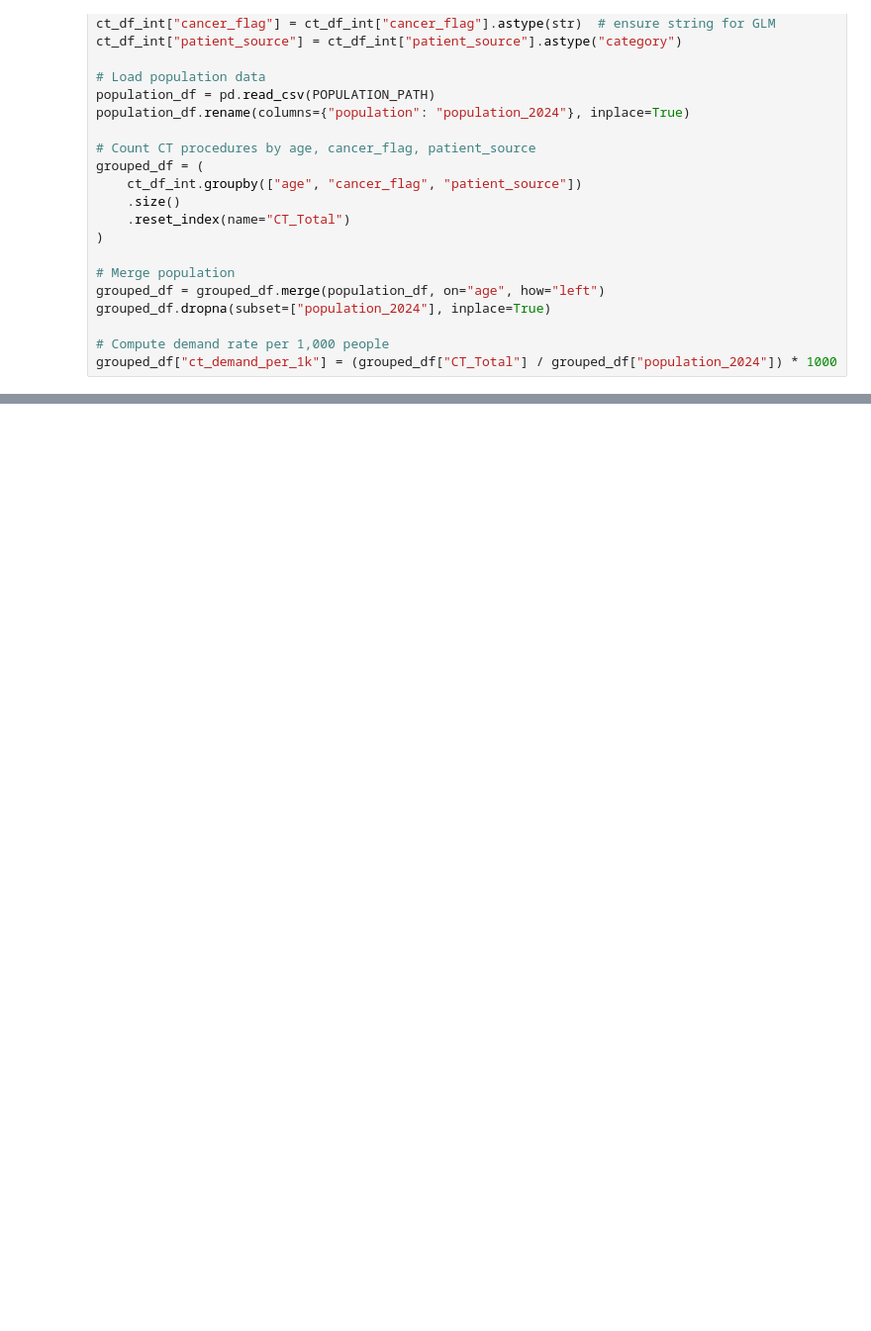
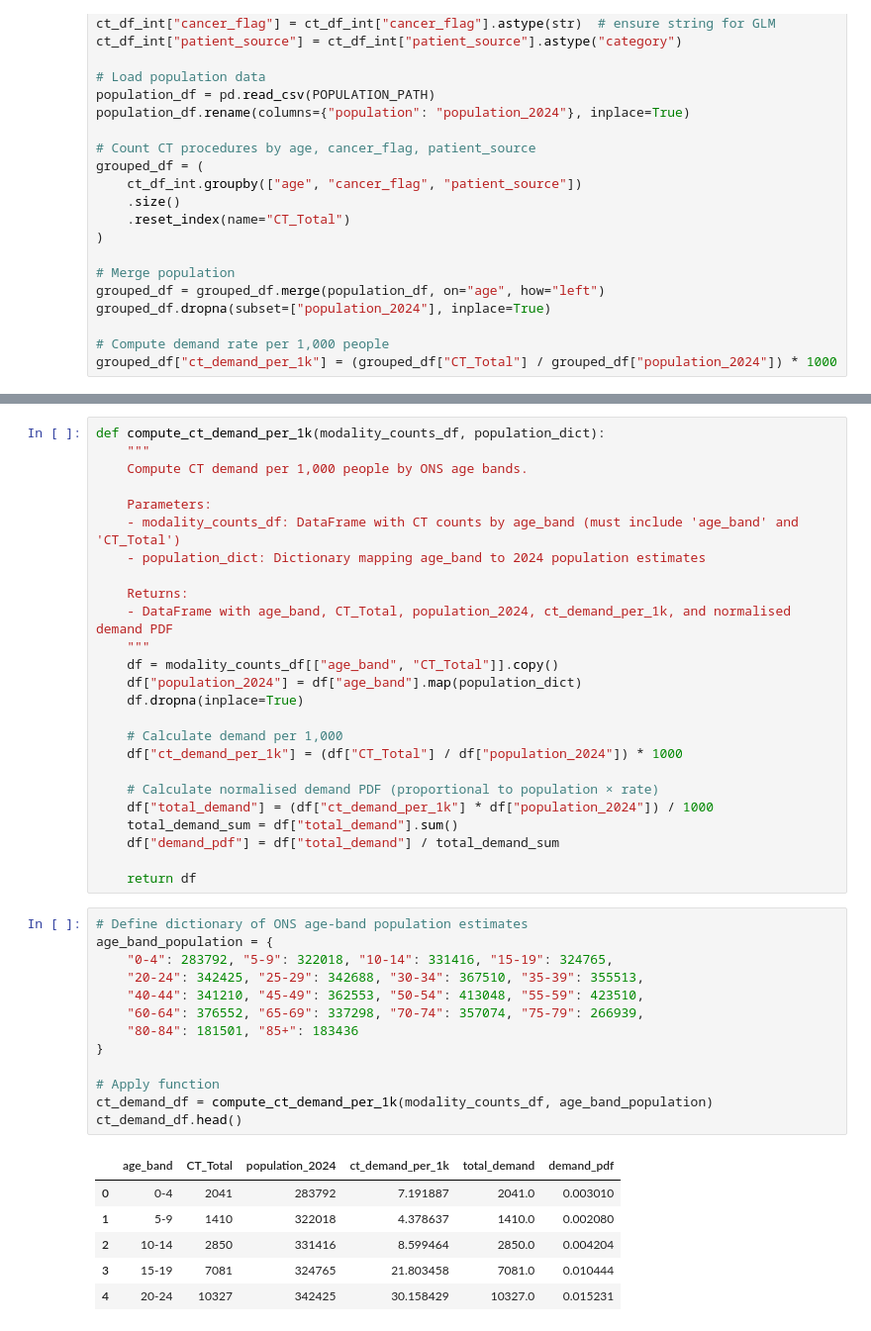
Before and after one commit to RossTylr/nhs-diagnostics-dids-eda, a Jupyter notebook: notebooks/09a_CT_demand.ipynb, the cells around one changed output, grey strips where cells are left out. Shown at 99% size. Saved outputs shown, nothing was run; the diff lists cells and outputs as text; blank space fills up the shorter version.

```diff
--- a/notebooks/09a_CT_demand.ipynb
+++ b/notebooks/09a_CT_demand.ipynb
@@ -614,3 +606,48 @@ C(patient_source)[T.Outpatient (this Health Care Provider)]
 age                                                                                    0.0379      0.000     98.342      0.000       0.037       0.039
 age:C(cancer_flag)[T.True]                                                            -0.0052      0.001     -4.462      0.000      -0.007      -0.003
 ======================================================================================================================================================
+# %%
+def compute_ct_demand_per_1k(modality_counts_df, population_dict):
+    """
+    Compute CT demand per 1,000 people by ONS age bands.
+
+    Parameters:
+    - modality_counts_df: DataFrame with CT counts by age_band (must include 'age_band' and 'CT_Total')
+    - population_dict: Dictionary mapping age_band to 2024 population estimates
+
+    Returns:
+    - DataFrame with age_band, CT_Total, population_2024, ct_demand_per_1k, and normalised demand PDF
+    """
+    df = modality_counts_df[["age_band", "CT_Total"]].copy()
+    df["population_2024"] = df["age_band"].map(population_dict)
+    df.dropna(inplace=True)
+
+    # Calculate demand per 1,000
+    df["ct_demand_per_1k"] = (df["CT_Total"] / df["population_2024"]) * 1000
+
+    # Calculate normalised demand PDF (proportional to population × rate)
+    df["total_demand"] = (df["ct_demand_per_1k"] * df["population_2024"]) / 1000
+    total_demand_sum = df["total_demand"].sum()
+    df["demand_pdf"] = df["total_demand"] / total_demand_sum
+
+    return df
+# %%
+# Define dictionary of ONS age-band population estimates
+age_band_population = {
+    "0-4": 283792, "5-9": 322018, "10-14": 331416, "15-19": 324765,
+    "20-24": 342425, "25-29": 342688, "30-34": 367510, "35-39": 355513,
+    "40-44": 341210, "45-49": 362553, "50-54": 413048, "55-59": 423510,
+    "60-64": 376552, "65-69": 337298, "70-74": 357074, "75-79": 266939,
+    "80-84": 181501, "85+": 183436
+}
+
+# Apply function
+ct_demand_df = compute_ct_demand_per_1k(modality_counts_df, age_band_population)
+ct_demand_df.head()
+# %% [output]
+|  | age_band | CT_Total | population_2024 | ct_demand_per_1k | total_demand | demand_pdf |
+| 0 | 0-4 | 2041 | 283792 | 7.191887 | 2041.0 | 0.003010 |
+| 1 | 5-9 | 1410 | 322018 | 4.378637 | 1410.0 | 0.002080 |
+| 2 | 10-14 | 2850 | 331416 | 8.599464 | 2850.0 | 0.004204 |
+| 3 | 15-19 | 7081 | 324765 | 21.803458 | 7081.0 | 0.010444 |
+| 4 | 20-24 | 10327 | 342425 | 30.158429 | 10327.0 | 0.015231 |
```
Also changed, not shown: parts of 5 cells of this notebook, 6 other files.
